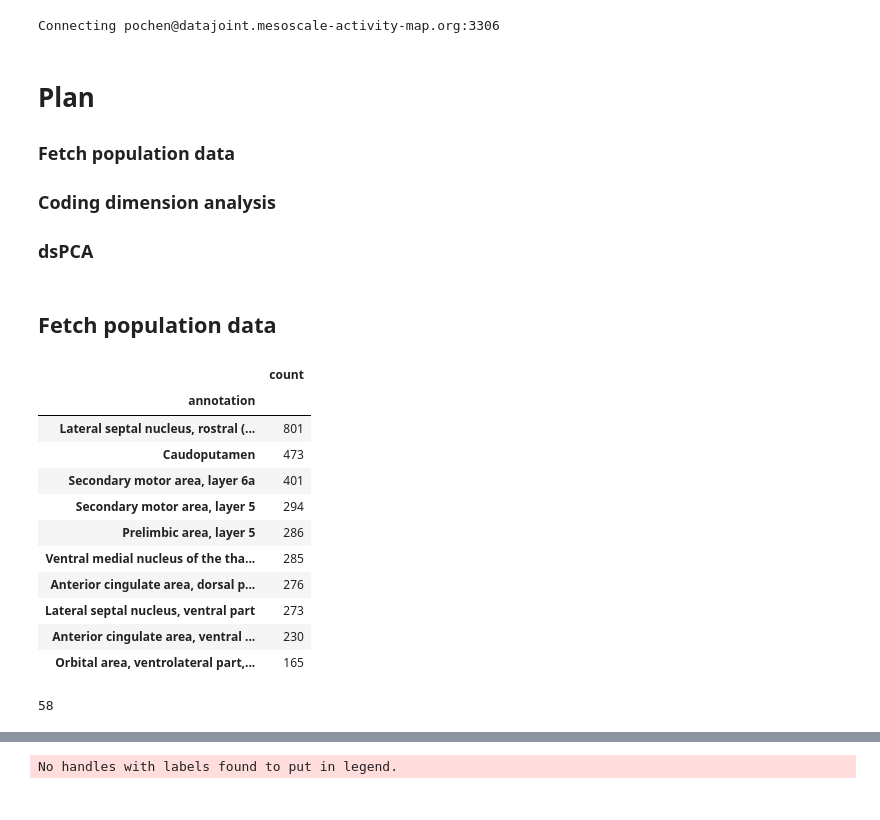
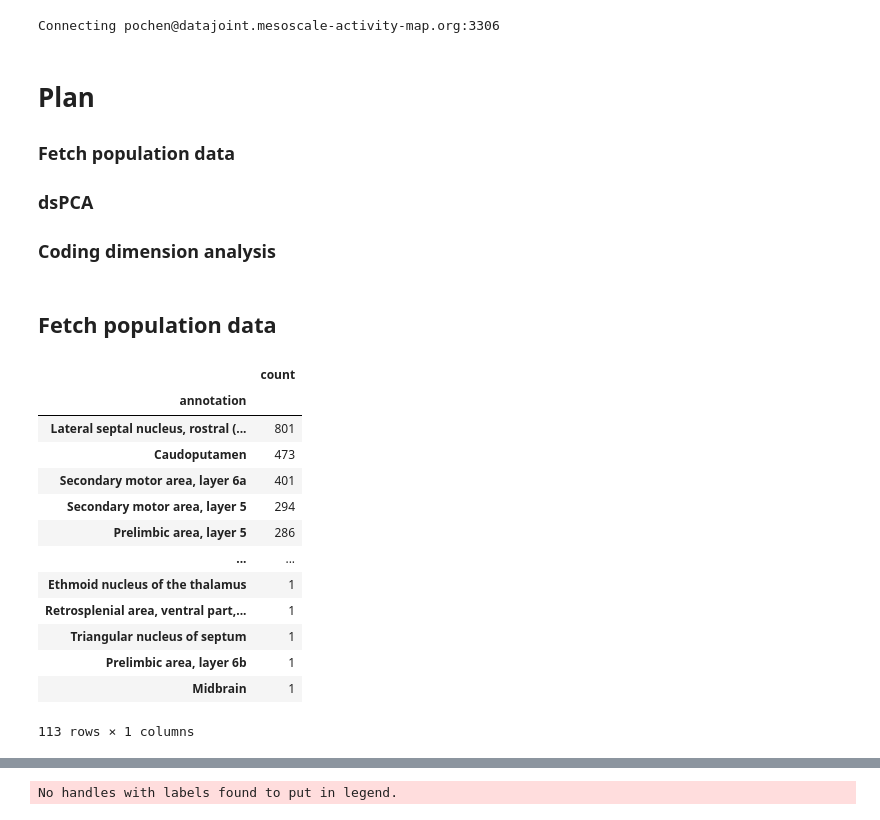
Before and after one commit to pckuo/map-ephys, a Jupyter notebook: notebook/pckuo/population.ipynb, the cells around one changed output, grey strips where cells are left out. Drawn from its saved outputs; the diff is of its cells as text; code cells hidden in the pictures.

```diff
--- a/notebook/pckuo/population.ipynb
+++ b/notebook/pckuo/population.ipynb
@@ -20,47 +20,27 @@ Connecting pochen@datajoint.mesoscale-activity-map.org:3306
 # %% [markdown]
 # Plan
 ### Fetch population data
+### dsPCA
 ### Coding dimension analysis
-### dsPCA
 # %% [markdown]
 ## Fetch population data
 # %%
 # after unit qc
 foraging_session = experiment.Session & 'username = "hh"'
 all_unit_qc = (ephys.Unit * ephys.ClusterMetric * ephys.UnitStat) & foraging_session & 'presence_ratio > 0.95' & 'amplitude_cutoff < 0.1' & 'isi_violation < 0.5' & 'unit_amp > 70'
-dj.U('annotation').aggr(((ephys.Unit & all_unit_qc.proj()) * histology.ElectrodeCCFPosition.ElectrodePosition) * ccf.CCFAnnotation, count='count(*)').fetch(format='frame', order_by='count desc')[:10]
+dj.U('annotation').aggr(((ephys.Unit & all_unit_qc.proj()) * histology.ElectrodeCCFPosition.ElectrodePosition) * ccf.CCFAnnotation, count='count(*)').fetch(format='frame', order_by='count desc')[:]
 # %% [output]
 |  | count |
 | annotation |  |
 | Lateral septal nucleus, rostral (... | 801 |
 | Caudoputamen | 473 |
 | Secondary motor area, layer 6a | 401 |
 | Secondary motor area, layer 5 | 294 |
 | Prelimbic area, layer 5 | 286 |
-| Ventral medial nucleus of the tha... | 285 |
-| Anterior cingulate area, dorsal p... | 276 |
-| Lateral septal nucleus, ventral part | 273 |
-| Anterior cingulate area, ventral ... | 230 |
-| Orbital area, ventrolateral part,... | 165 |
+| ... | ... |
+| Ethmoid nucleus of the thalamus | 1 |
+| Retrosplenial area, ventral part,... | 1 |
+| Triangular nucleus of septum | 1 |
+| Prelimbic area, layer 6b | 1 |
+| Midbrain | 1 |
+113 rows × 1 columns
-# %%
-def select_unit_qc_region(all_unit_qc, region="Prelimbic%"):
-    return (all_unit_qc * histology.ElectrodeCCFPosition.ElectrodePosition * ccf.CCFAnnotation) & 'annotation LIKE "{}"'.format(region)
-
-def select_unit_qc_region_mouse_session(all_unit_qc, region="Prelimbic%", mouse="HH09", session=47):
-    unit_qc_region = select_unit_qc_region(all_unit_qc, region=region)
-    return unit_qc_region & (lab.WaterRestriction & 'water_restriction_number = "{}"'.format(mouse)) & 'session = {}'.format(session)
-
-
-# unit_qc_prelimbic = select_unit_qc_region(all_unit_qc)
-unit_qc_prelimbic_HH09_session47 = select_unit_qc_region_mouse_session(all_unit_qc)
-len(unit_qc_prelimbic_HH09_session47)
-
-
-# select all QC-filtered prelimbic units
-# unit_qc_prelimbic = (all_unit_qc * histology.ElectrodeCCFPosition.ElectrodePosition * ccf.CCFAnnotation) & 'annotation LIKE "Prelimbic%"'
-
-# select all QC-filtered prelimbic units for Mouse HH09 in Session 47.
-# unit_qc_prelimbic_HH09_session47 = unit_qc_prelimbic & (lab.WaterRestriction & 'water_restriction_number = "HH09"') & 'session = 47'
-# len(unit_qc_prelimbic_HH09_session47)
-# %% [output]
-58
```
Also changed, not shown: parts of 15 cells of this notebook.
